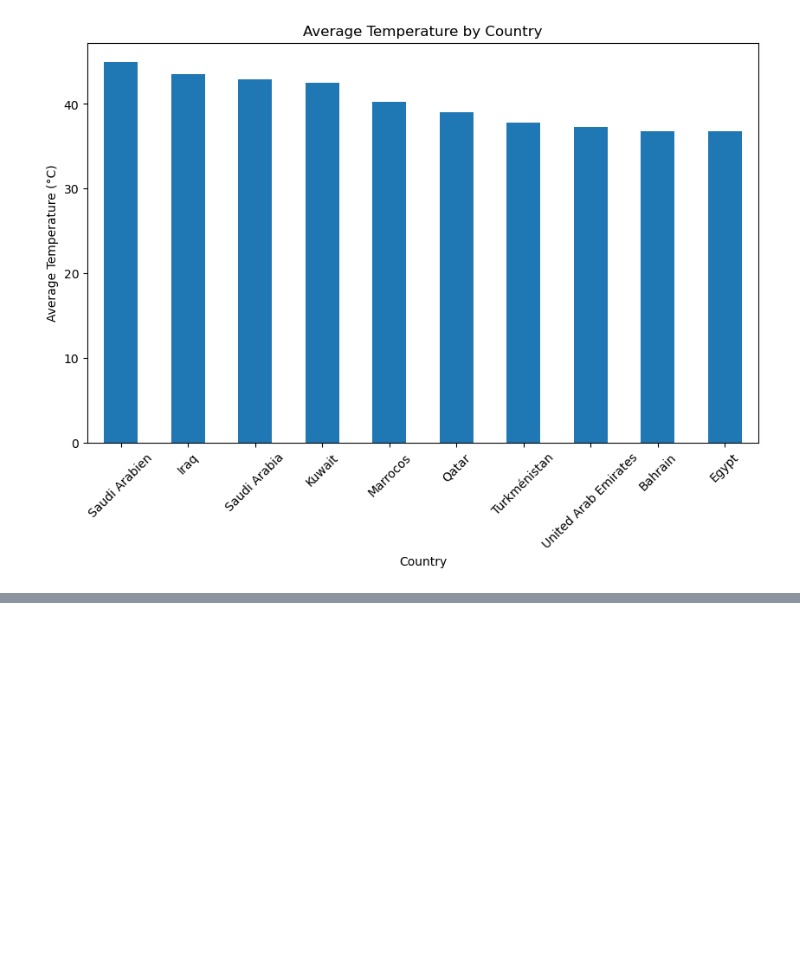
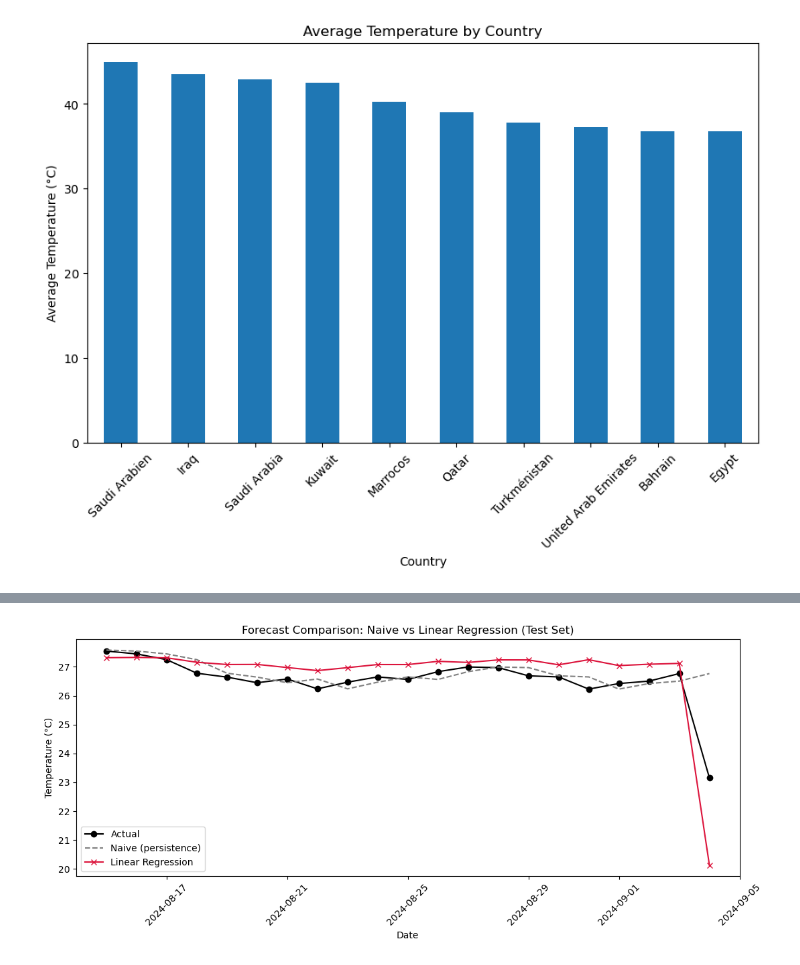
Before and after one commit to rita-nyaga/Weather_Trend_Forecasting, a Jupyter notebook: index.ipynb, the cells around one changed output, grey strips where cells are left out. Drawn from its saved outputs; the diff is of its cells as text; code cells hidden in the pictures; blank space fills up the shorter version.

Commit message:
EDA and Modelling

```diff
--- a/index.ipynb
+++ b/index.ipynb
@@ -328,0 +397,84 @@ plt.show()
+# %%
+
+import numpy as np
+from sklearn.linear_model import LinearRegression
+from sklearn.metrics import mean_absolute_error, mean_squared_error, r2_score, mean_absolute_percentage_error
+from statsmodels.tsa.arima.model import ARIMA
+from statsmodels.tsa.stattools import adfuller
+
+
+# STEP 1: Build a daily time series using last_updated
+df['last_updated'] = pd.to_datetime(df['last_updated'])
+daily = df.groupby(df['last_updated'].dt.date).agg(
+    temperature_celsius=('temperature_celsius','mean'),
+    humidity=('humidity','mean'),
+    pressure_mb=('pressure_mb','mean'),
+    precip_mm=('precip_mm','mean'),
+    wind_kph=('wind_kph','mean'),
+    uv_index=('uv_index','mean')
+).reset_index()
+daily.columns = ['date','temperature_celsius','humidity','pressure_mb','precip_mm','wind_kph','uv_index']
+daily['date'] = pd.to_datetime(daily['date'])
+daily = daily.sort_values('date').reset_index(drop=True)
+
+# Fill the missing date (2024-07-22) so lag features stay valid
+full_range = pd.date_range(daily['date'].min(), daily['date'].max(), freq='D')
+daily = daily.set_index('date').reindex(full_range).interpolate(method='linear')
+daily.index.name = 'date'
+daily = daily.reset_index()
+
+# STEP 2: Feature engineering
+daily['day_of_year'] = daily['date'].dt.dayofyear
+daily['day_of_week'] = daily['date'].dt.dayofweek
+daily['month'] = daily['date'].dt.month
+for lag in [1, 2, 3]:
+    daily[f'temp_lag{lag}'] = daily['temperature_celsius'].shift(lag)
+daily['temp_roll3'] = daily['temperature_celsius'].shift(1).rolling(3).mean()
+daily['temp_roll7'] = daily['temperature_celsius'].shift(1).rolling(7).mean()
+daily_model = daily.dropna().reset_index(drop=True)
+
+# STEP 3: Time-ordered train/test split (never random for time series)
+split_idx = int(len(daily_model) * 0.8)
+train, test = daily_model.iloc[:split_idx], daily_model.iloc[split_idx:]
+
+feature_cols = ['day_of_year','day_of_week','month','humidity','pressure_mb','precip_mm',
+                'wind_kph','uv_index','temp_lag1','temp_lag2','temp_lag3','temp_roll3','temp_roll7']
+target = 'temperature_celsius'
+
+def evaluate(y_true, y_pred, name):
+    mae = mean_absolute_error(y_true, y_pred)
+    rmse = np.sqrt(mean_squared_error(y_true, y_pred))
+    r2 = r2_score(y_true, y_pred)
+    mape = mean_absolute_percentage_error(y_true, y_pred) * 100
+    print(f"{name:25s} MAE={mae:.3f}  RMSE={rmse:.3f}  R2={r2:.3f}  MAPE={mape:.2f}%")
+
+# Model 1: Naive persistence baseline
+naive_pred = test['temp_lag1'].values
+evaluate(test[target], naive_pred, "Naive (persistence)")
+
+# Model 2: Linear Regression
+lr = LinearRegression().fit(train[feature_cols], train[target])
+lr_pred = lr.predict(test[feature_cols])
+evaluate(test[target], lr_pred, "Linear Regression")
+
+# STEP 4: Model 3 - ARIMA
+ts = daily.set_index('date')['temperature_celsius']
+adf_result = adfuller(ts)
+print(f"ADF p-value: {adf_result[1]:.4f}")
+
+split_idx_ts = int(len(ts) * 0.8)
+train_ts, test_ts = ts.iloc[:split_idx_ts], ts.iloc[split_idx_ts:]
+arima_fit = ARIMA(train_ts, order=(2,0,2)).fit()
+arima_forecast = arima_fit.forecast(steps=len(test_ts))
+evaluate(test_ts.values, arima_forecast.values, "ARIMA(2,0,2)")
+
+# STEP 5: Plot
+plt.figure(figsize=(11,5))
+plt.plot(test['date'], test[target], label='Actual', color='black', marker='o')
+plt.plot(test['date'], naive_pred, label='Naive (persistence)', color='gray', linestyle='--')
+plt.plot(test['date'], lr_pred, label='Linear Regression', color='crimson', marker='x')
+plt.title('Forecast Comparison: Naive vs Linear Regression (Test Set)')
+plt.xlabel('Date'); plt.ylabel('Temperature (°C)')
+plt.xticks(rotation=45); plt.legend(); plt.tight_layout()
+plt.show()
+# %% [output]
@@ -328,0 +485 @@ plt.show()
+[figure, added]
```
Also changed, not shown: parts of 15 cells of this notebook.
